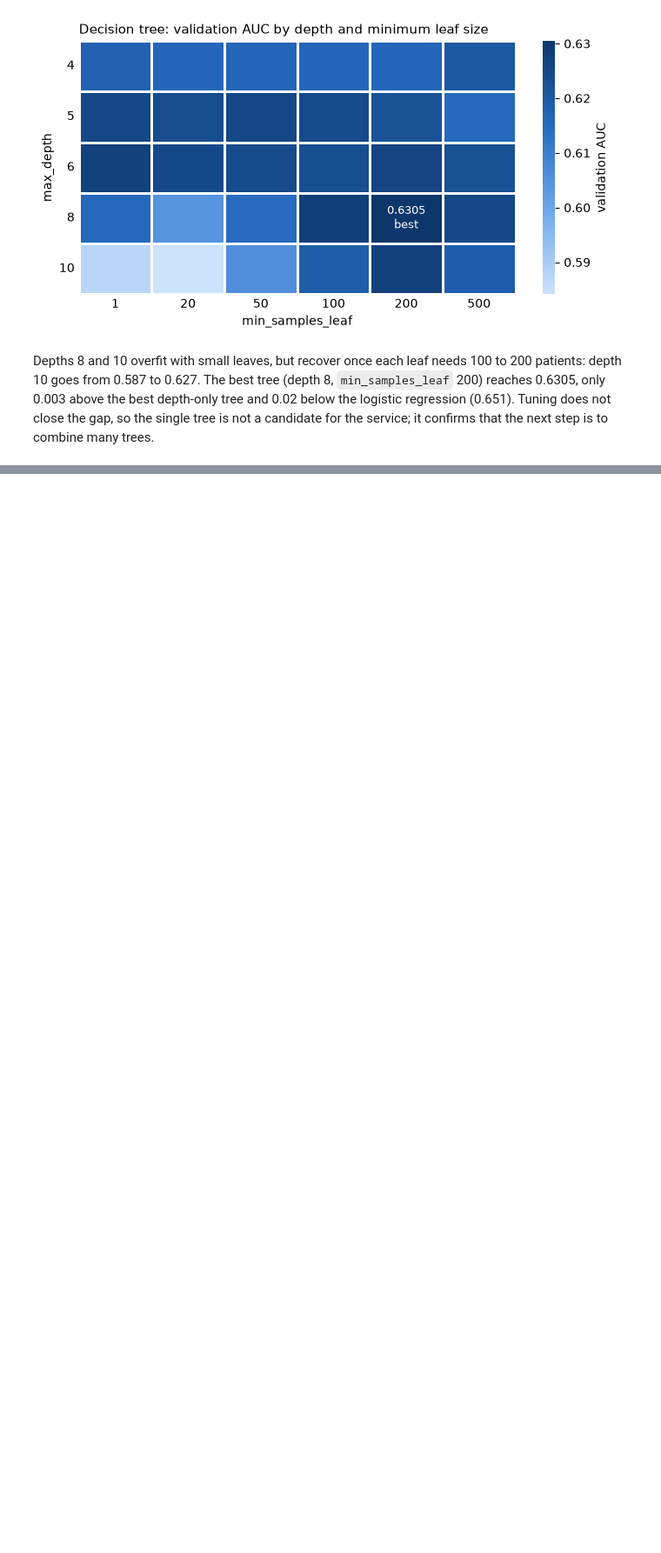
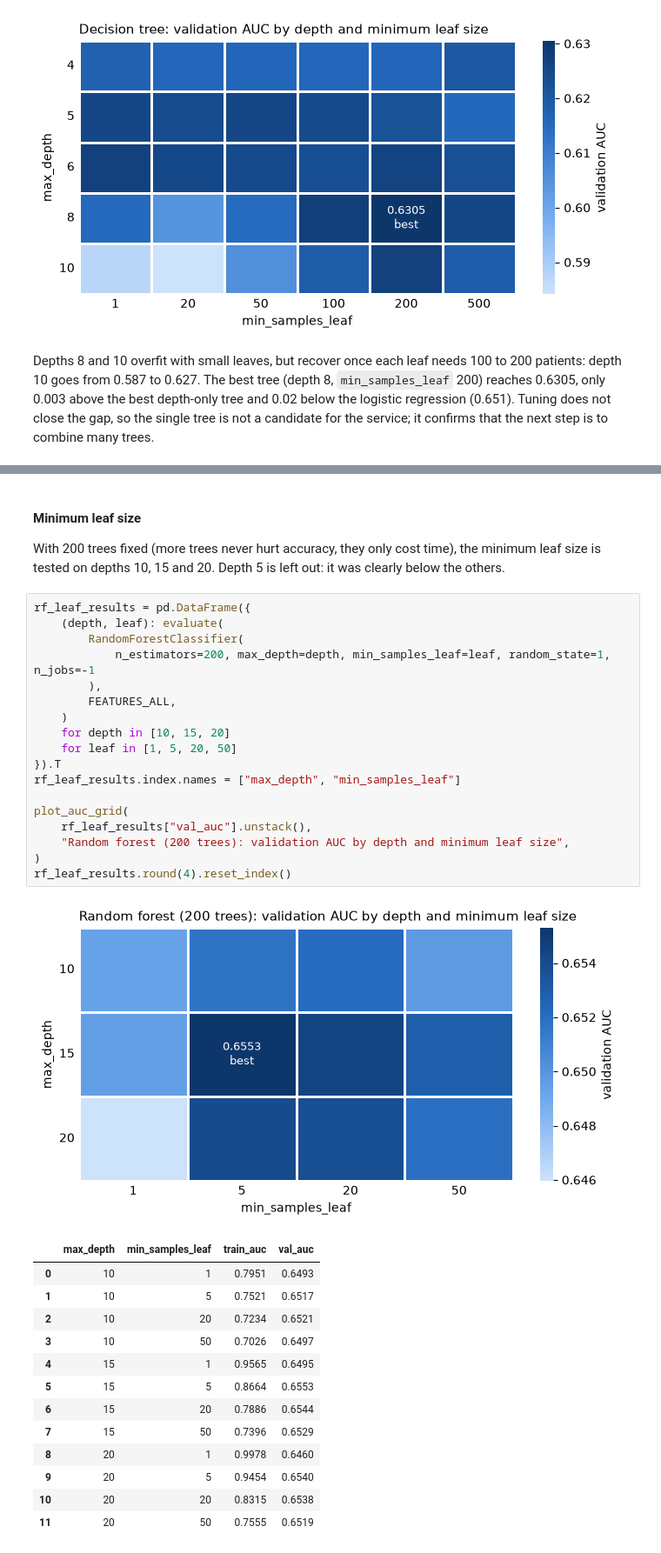
Before and after one commit to gigifumagalli/diabetes-readmission, a Jupyter notebook: notebooks/02_modelling.ipynb, the cells around one changed output, grey strips where cells are left out. Shown at 87% size. Saved outputs shown, nothing was run; the diff lists cells and outputs as text; blank space fills up the shorter version.

```diff
--- a/notebooks/02_modelling.ipynb
+++ b/notebooks/02_modelling.ipynb
@@ -387,0 +431,38 @@ service; it confirms that the next step is to combine many trees.
+# %% [markdown]
+#### Minimum leaf size
+
+With 200 trees fixed (more trees never hurt accuracy, they only cost time), the minimum leaf size is tested on depths 10,
+15 and 20. Depth 5 is left out: it was clearly below the others.
+# %%
+rf_leaf_results = pd.DataFrame({
+    (depth, leaf): evaluate(
+        RandomForestClassifier(
+            n_estimators=200, max_depth=depth, min_samples_leaf=leaf, random_state=1, n_jobs=-1
+        ),
+        FEATURES_ALL,
+    )
+    for depth in [10, 15, 20]
+    for leaf in [1, 5, 20, 50]
+}).T
+rf_leaf_results.index.names = ["max_depth", "min_samples_leaf"]
+
+plot_auc_grid(
+    rf_leaf_results["val_auc"].unstack(),
+    "Random forest (200 trees): validation AUC by depth and minimum leaf size",
+)
+rf_leaf_results.round(4).reset_index()
+# %% [output]
+[figure, added]
+|  | max_depth | min_samples_leaf | train_auc | val_auc |
+| 0 | 10 | 1 | 0.7951 | 0.6493 |
+| 1 | 10 | 5 | 0.7521 | 0.6517 |
+| 2 | 10 | 20 | 0.7234 | 0.6521 |
+| 3 | 10 | 50 | 0.7026 | 0.6497 |
+| 4 | 15 | 1 | 0.9565 | 0.6495 |
+| 5 | 15 | 5 | 0.8664 | 0.6553 |
+| 6 | 15 | 20 | 0.7886 | 0.6544 |
+| 7 | 15 | 50 | 0.7396 | 0.6529 |
+| 8 | 20 | 1 | 0.9978 | 0.6460 |
+| 9 | 20 | 5 | 0.9454 | 0.6540 |
+| 10 | 20 | 20 | 0.8315 | 0.6538 |
+| 11 | 20 | 50 | 0.7555 | 0.6519 |
```
Also changed, not shown: parts of 6 cells of this notebook.
